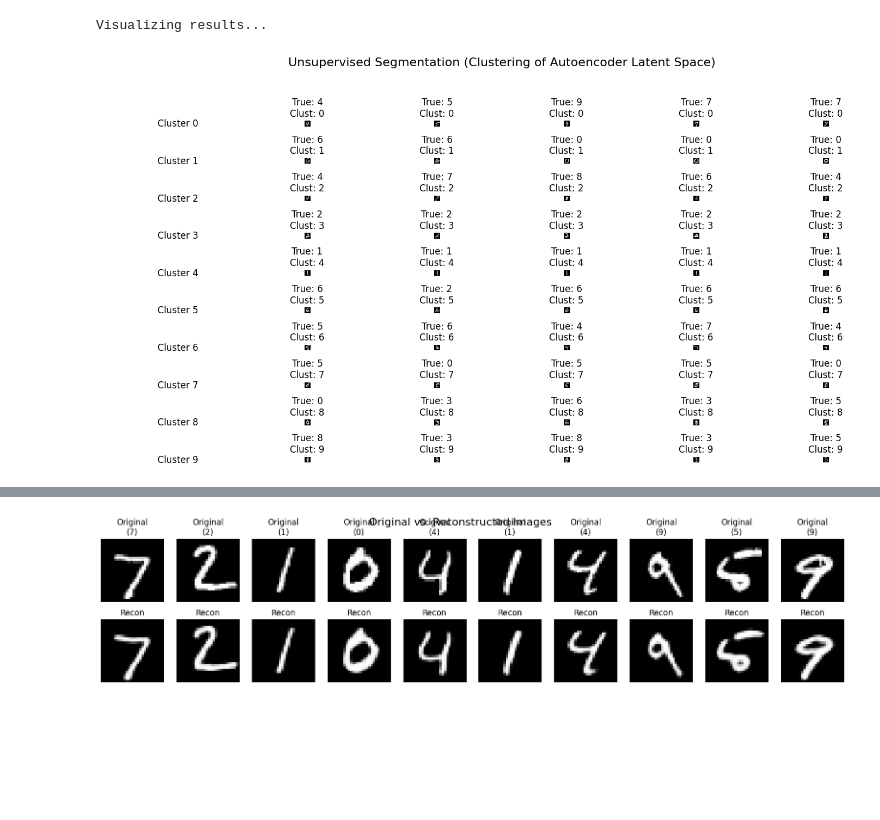
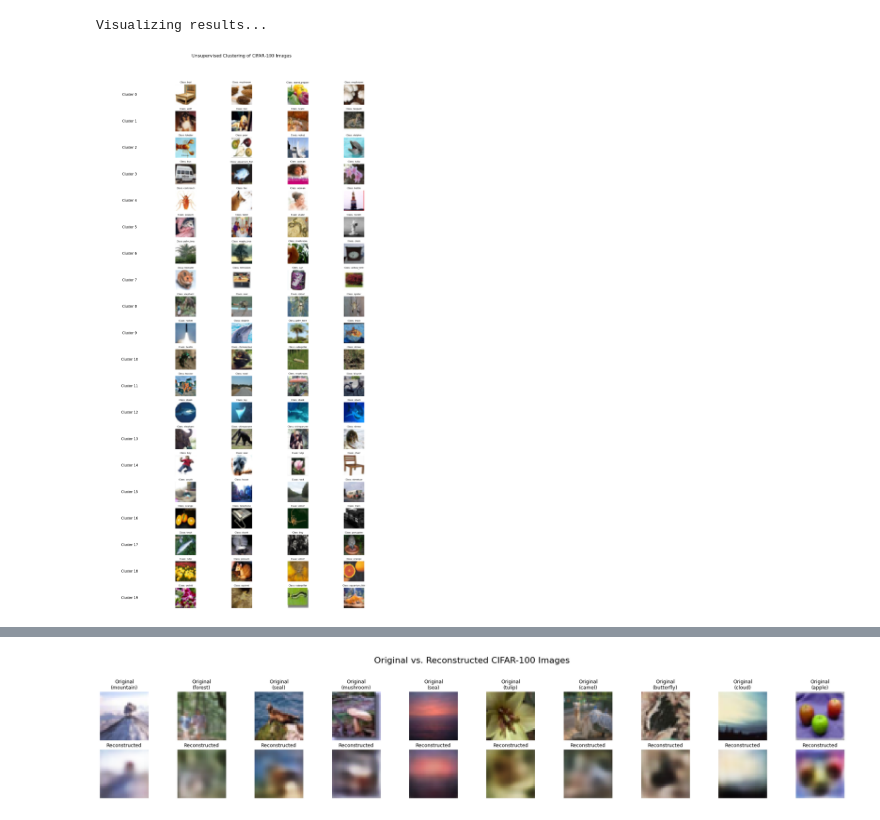
Before and after one commit to xerex09/ML-AI-Projects, a Jupyter notebook: CV/ImageSegmentation/autoencoder.ipynb, the cells around one changed output, grey strips where cells are left out. Saved outputs shown, nothing was run; the diff lists cells and outputs as text; code cells hidden in the pictures; blank space fills up the shorter version.

Commit message:
auto encoder based image segmentation

```diff
--- a/CV/ImageSegmentation/autoencoder.ipynb
+++ b/CV/ImageSegmentation/autoencoder.ipynb
@@ -139,15 +158,10 @@ Extracting features and performing K-Means clustering...
 # %%
 
-# For segmentation, we care about clustering features of pixels.
-# For MNIST, we're essentially clustering images (each image is a 'segment').
-# If you had a single image and wanted to segment regions within it,
-# you'd need to extract features for *each pixel* or *patch* and then cluster.
-# For this example, each MNIST digit is a "segment".
-
-# We know there are 10 digits (0-9), so we'll use n_clusters=10
-n_clusters = 10
+# For segmentation, we're clustering images based on their encoded features
+# CIFAR-100 has 100 fine-grained classes, but we'll use a more reasonable number for visualization
+n_clusters = 20  # Using 20 clusters instead of 100 for better visualization
 kmeans = KMeans(n_clusters=n_clusters, random_state=42, n_init=10)
-kmeans.fit(x_train_encoded) # Fit KMeans on the training latent features
+kmeans.fit(x_train_encoded)  # Fit KMeans on the training latent features
 
 # Predict cluster labels for test set
 test_cluster_labels = kmeans.predict(x_test_encoded)
@@ -156,49 +170,73 @@ test_cluster_labels = kmeans.predict(x_test_encoded)
 # --- 5. Visualize Results ---
 print("Visualizing results...")
 
-def plot_digits_in_clusters(images, true_labels, cluster_labels, n_examples=5):
-    plt.figure(figsize=(15, 8))
+# Load CIFAR-100 class names
+cifar100_fine_labels = [
+    'apple', 'aquarium_fish', 'baby', 'bear', 'beaver', 'bed', 'bee', 'beetle',
+    'bicycle', 'bottle', 'bowl', 'boy', 'bridge', 'bus', 'butterfly', 'camel',
+    'can', 'castle', 'caterpillar', 'cattle', 'chair', 'chimpanzee', 'clock',
+    'cloud', 'cockroach', 'couch', 'crab', 'crocodile', 'cup', 'dinosaur',
+    'dolphin', 'elephant', 'flatfish', 'forest', 'fox', 'girl', 'hamster',
+    'house', 'kangaroo', 'keyboard', 'lamp', 'lawn_mower', 'leopard', 'lion',
+    'lizard', 'lobster', 'man', 'maple_tree', 'motorcycle', 'mountain', 'mouse',
+    'mushroom', 'oak_tree', 'orange', 'orchid', 'otter', 'palm_tree', 'pear',
+    'pickup_truck', 'pine_tree', 'plain', 'plate', 'poppy', 'porcupine',
+    'possum', 'rabbit', 'raccoon', 'ray', 'road', 'rocket', 'rose', 'sea',
+    'seal', 'shark', 'shrew', 'skunk', 'skyscraper', 'snail', 'snake', 'spider',
+    'squirrel', 'streetcar', 'sunflower', 'sweet_pepper', 'table', 'tank',
+    'telephone', 'television', 'tiger', 'tractor', 'train', 'trout', 'tulip',
+    'turtle', 'wardrobe', 'whale', 'willow_tree', 'wolf', 'woman', 'worm'
+]
+
+def plot_images_in_clusters(images, true_labels, cluster_labels, n_examples=4):
+    plt.figure(figsize=(15, n_clusters * 1.5))
+
     for i in range(n_clusters):
         # Find indices of images belonging to the current cluster
         cluster_indices = np.where(cluster_labels == i)[0]
+
+        if len(cluster_indices) == 0:
+            continue
+
         # Randomly select a few examples from this cluster
         np.random.shuffle(cluster_indices)
 
         for j in range(min(n_examples, len(cluster_indices))):
             idx = cluster_indices[j]
             ax = plt.subplot(n_clusters, n_examples + 1, i * (n_examples + 1) + j + 2)
-            plt.imshow(images[idx].squeeze(), cmap='gray')
-            plt.title(f"True: {true_labels[idx]}\nClust: {i}")
+            plt.imshow(images[idx])
+            plt.title(f"Class: {cifar100_fine_labels[true_labels[idx][0]]}", fontsize=8)
             plt.axis('off')
 
         # Add a title for the cluster row
         ax = plt.subplot(n_clusters, n_examples + 1, i * (n_examples + 1) + 1)
         ax.text(0.5, 0.5, f"Cluster {i}", horizontalalignment='center', verticalalignment='center', fontsize=12)
         plt.axis('off')
 
-    plt.suptitle("Unsupervised Segmentation (Clustering of Autoencoder Latent Space)", fontsize=16)
+    plt.suptitle("Unsupervised Clustering of CIFAR-100 Images", fontsize=16)
     plt.tight_layout(rect=[0, 0.03, 1, 0.95])
     plt.show()
 
-plot_digits_in_clusters(x_test, y_test, test_cluster_labels)
+plot_images_in_clusters(x_test, y_test, test_cluster_labels)
 
 # Visualize original vs reconstructed images
 n_images = 10
 plt.figure(figsize=(20, 4))
 for i in range(n_images):
     # Display original
     ax = plt.subplot(2, n_images, i + 1)
-    plt.imshow(x_test[i].squeeze(), cmap='gray')
-    plt.title(f"Original\n({y_test[i]})")
+    plt.imshow(x_test[i])
+    plt.title(f"Original\n({cifar100_fine_labels[y_test[i][0]]})", fontsize=9)
     plt.axis('off')
 
     # Display reconstruction
     ax = plt.subplot(2, n_images, i + 1 + n_images)
-    plt.imshow(autoencoder.predict(x_test[i:i+1]).squeeze(), cmap='gray')
-    plt.title("Recon")
+    plt.imshow(autoencoder.predict(x_test[i:i+1])[0])
+    plt.title("Reconstructed", fontsize=9)
     plt.axis('off')
-plt.suptitle("Original vs. Reconstructed Images", fontsize=16)
+plt.suptitle("Original vs. Reconstructed CIFAR-100 Images", fontsize=16)
+plt.tight_layout(rect=[0, 0.03, 1, 0.95])
 plt.show()
 # %% [output]
 Visualizing results...
-[figure, old version]
+[figure, new version]
@@ -215,3 +263,3 @@ Visualizing results...
-[figure, old version]
+[figure, new version]
 # %%
 
```
Also changed, not shown: parts of 9 cells of this notebook.
